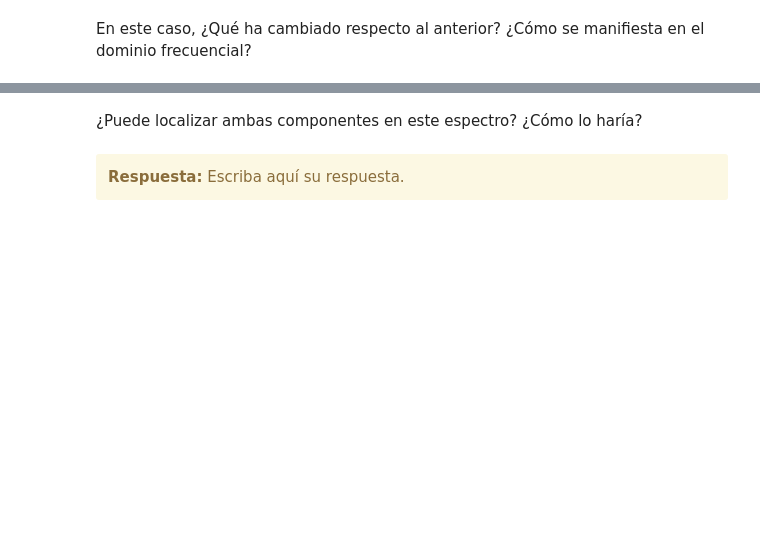
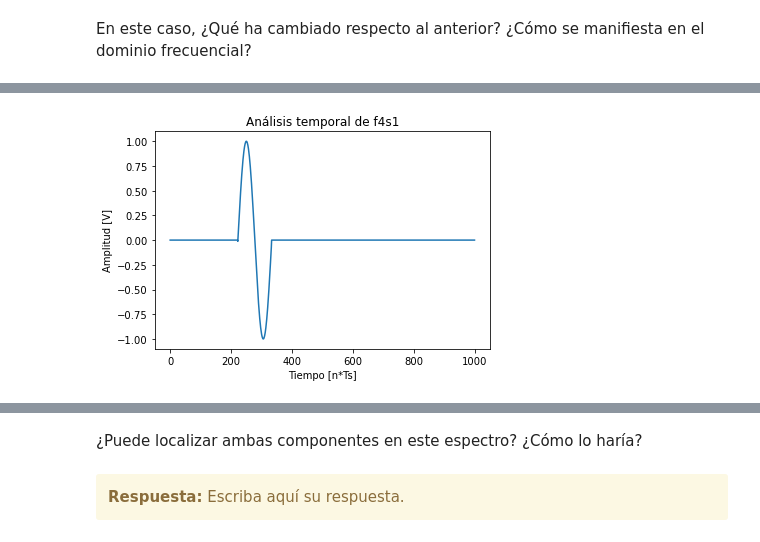
Before and after one commit to lucasliano/PDS_lliano, a Jupyter notebook: TPS/TP1/TP1 - Muestreo de señales - Forurier.ipynb, the cells around one changed output, grey strips where cells are left out. Drawn from its saved outputs; the diff is of its cells as text; code cells hidden in the pictures; blank space fills up the shorter version.

Commit message:
Implemente Ejercicio 4
Faltaría ver que pasa con la teoría. Ya plantee las señales, asi que solo faltaría analizar cada caso y responder algunas preguntas.

```diff
--- a/TPS/TP1/TP1 - Muestreo de señales - Forurier.ipynb
+++ b/TPS/TP1/TP1 - Muestreo de señales - Forurier.ipynb
@@ -868,0 +952,89 @@ HTML(df.to_html())
+# %%
+#######################################
+# Tu simulación que genere resultados #
+#######################################
+# Inicializamos las variables donde vamos a almacenar los datos :D
+tus_resultados = [ ['$\sum_{f=0}^{f_S/2} \lvert X(f) \rvert ^2$', '$ \lvert X(f_0) \rvert ^2 $', '$ \mathop{arg\ max}_f \{\lvert X(f) \rvert ^2\} $'],
+                   ['',                                     '',                           '$f \in [0:f_S/2]$'],
+                   [ '', '','']
+                 ]
+tus_resultados.append(['2/9 = 0.2222..', '2/9 = 0.2222..', '8 o 9'])
+tus_resultados.append([ '', '',''])
+
+W = fs/N
+
+# Genero la senoidal de 9*W
+fo1 = 9 * W
+A = 1
+t,f4s1 = mySignalGenerator ('sin',(fo1, A), fs, N, (0, 0));
+
+f4s1[int((3*N) /fo1):] = 0
+f4s1[:int((2*N) /fo1)] = 0
+
+fig, axs = plt.subplots(1)
+
+axs.plot(f4s1)
+axs.set_xlabel('Tiempo [n*Ts]')
+axs.set_ylabel('Amplitud [V]')
+axs.set_title("Análisis temporal de f4s1")
+
+# Genero la senoidal de 9*W
+fo2 = 8 * W
+A = 1
+t,f4s2 = mySignalGenerator ('sin',(fo2, A), fs, N, (0, 0));
+
+f4s2[int(N /fo2):] = 0
+
+fig, axs = plt.subplots(1)
+
+axs.plot(f4s2)
+axs.set_xlabel('Tiempo [n*Ts]')
+axs.set_ylabel('Amplitud [V]')
+axs.set_title("Análisis temporal de f4s2")
+
+# Genero la señal de interés para este ejercicio
+f4 = f4s1 + f4s2
+
+# Analizo
+k, Fk, kk, Fkk = mi_analizador(f4, N, W);
+
+fig, axs = plt.subplots(1)
+
+axs.plot(f4)
+axs.set_xlabel('Tiempo [n*Ts]')
+axs.set_ylabel('Amplitud [V]')
+axs.set_title("Análisis temporal de f4")
+
+fig, axs = plt.subplots(1,2)
+
+axs[0].stem(kk* W, np.abs(Fkk), use_line_collection = True)
+axs[0].set_xlabel('Frecuencia [k*W]')
+axs[0].set_xlim(0,50)
+axs[0].set_ylabel('Amplitud [V]')
+axs[0].set_title("Módulo")
+
+axs[1].stem(kk* W, np.angle(Fkk), use_line_collection = True)
+axs[1].set_xlabel('Frecuencia [k*W]')
+axs[1].set_xlim(0,50)
+axs[1].set_ylabel('Amplitud [V]')
+axs[1].set_title("Fase")
+
+tus_resultados.append([ (np.sum(np.abs(Fkk)**2)     ),
+                        (np.abs(Fkk[int(fo)])       ),
+                        (np.argmax(np.abs(Fkk)**2)  )
+                      ])
+
+
+
+
+df = DataFrame(tus_resultados, columns=['Energía total', 'Energía en $f_0$', 'Máximo de Energía'],
+               index=['$f_0$ \ expr. matemática',
+                      '',
+                      '',
+                      'predicción',
+                      '',
+                      'simulación'])
+
+
+HTML(df.to_html())
+# %% [output]
@@ -868,0 +1048 @@ HTML(df.to_html())
+[figure, added]
```
Also changed, not shown: parts of 23 cells of this notebook.
